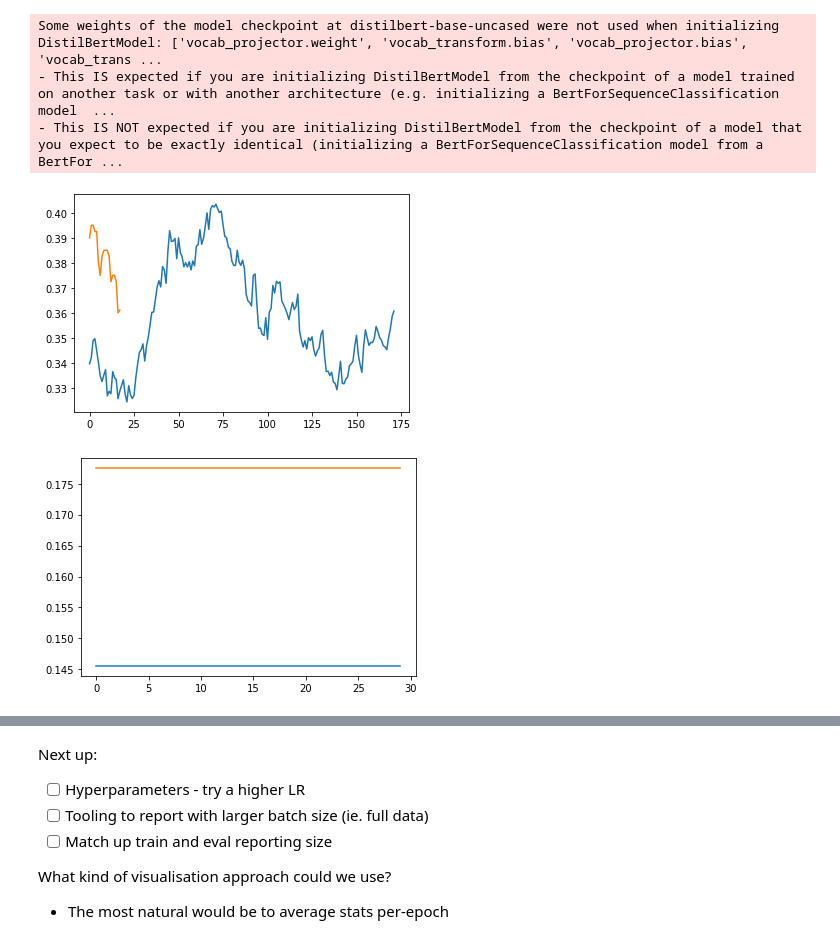
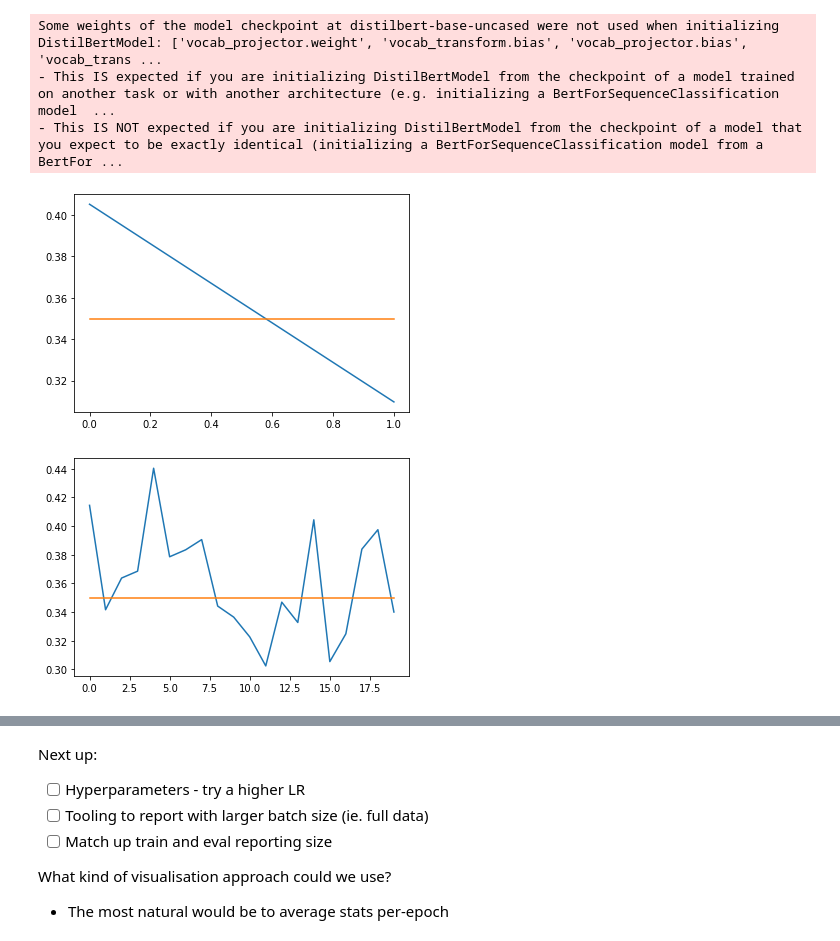
Before and after one commit to RohanM/news-bias, a Jupyter notebook: finetune.ipynb, the cells around one changed output, grey strips where cells are left out. Drawn from its saved outputs; the diff is of its cells as text; code cells hidden in the pictures.

Commit message:
Compute training stats per-epoch

```diff
--- a/finetune.ipynb
+++ b/finetune.ipynb
@@ -184,50 +184,53 @@ class Trainer:
         num_valid_steps = num_epochs * num_valid_batches
         self.lr_scheduler = self.__get_scheduler(num_train_steps)
 
-        self.losses = []
-        self.accuracies = []
-        self.lrs = []
+        losses = []
+        accuracies = []
 
         self.train_progress = tqdm(range(num_train_steps))
         self.train_progress.set_description('Training')
         self.valid_progress = tqdm(range(num_valid_steps))
         self.valid_progress.set_description('Validation')
         for epoch in range(num_epochs):
-            self.__train(max_batches)
-            self.__eval(max_batches)
+            epoch_losses = self.__train(max_batches)
+            epoch_accuracies = self.__eval(max_batches)
+            losses.append(np.mean(epoch_losses))
+            accuracies.append(np.mean(epoch_accuracies))
 
         return {
-            'losses': self.losses,
-            'accuracies': self.accuracies,
-            'lrs': self.lrs,
+            'losses': losses,
+            'accuracies': accuracies,
         }
 
     def __train(self, max_batches=None):
+        losses = []
         model.train()
         for i, batch in enumerate(self.train_dataloader):
-            if max_batches and i > max_batches: break
+            if max_batches and i >= max_batches: break
             batch = {k: v.to(self.device) for k, v in batch.items()}
             outputs = self.model(**batch)
             loss = outputs.loss
-            self.losses.append(loss.item())
+            losses.append(loss.item())
             loss.backward()
-            self.lrs.append(self.lr_scheduler.get_last_lr())
 
             self.optimizer.step()
             self.lr_scheduler.step()
             self.train_progress.update(1)
+        return losses
 
     def __eval(self, max_batches=None):
+        accuracies = []
         model.eval()
         for i, batch in enumerate(self.valid_dataloader):
-            if max_batches and i > max_batches: break
+            if max_batches and i >= max_batches: break
             batch = {k: v.to(self.device) for k, v in batch.items()}
             with torch.no_grad():
                 outputs = self.model(**batch)
             diffs = (batch['labels'] - outputs.logits).abs()
             num_correct = torch.count_nonzero(diffs.where(diffs < self.acc_thresh, torch.zeros_like(diffs)))
-            self.accuracies.append((num_correct / float(batch['labels'].shape[0])).cpu())
+            accuracies.append((num_correct / float(batch['labels'].shape[0])).cpu())
             self.valid_progress.update(1)
+        return accuracies
 
     def __get_scheduler(self, num_training_steps):
         return get_scheduler(
@@ -254,16 +257,16 @@ Some weights of the model checkpoint at distilbert-base-uncased were not used wh
 model.freeze_base()
 # %%
 trainer = Trainer(model, train_dataloader, valid_dataloader, lr=0.00001, acc_thresh=0.2)
-results = trainer.train(1)
-plot_results(results)
+results = trainer.train(2, max_batches=10)
+plot_results(results, 1)
 # %% [output]
-[figure, old version]
+[figure, new version]
 # %%
 trainer = Trainer(model, train_dataloader, valid_dataloader, lr=0.00001, acc_thresh=0.2)
-results = trainer.train(1, max_batches=20)
-plot_results(results)
+results = trainer.train(20, max_batches=10)
+plot_results(results, 1)
 # %% [output]
-[figure, old version]
+[figure, new version]
 # %%
 model.unfreeze_base()
 # %%
```
Also changed, not shown: parts of 7 cells of this notebook.
